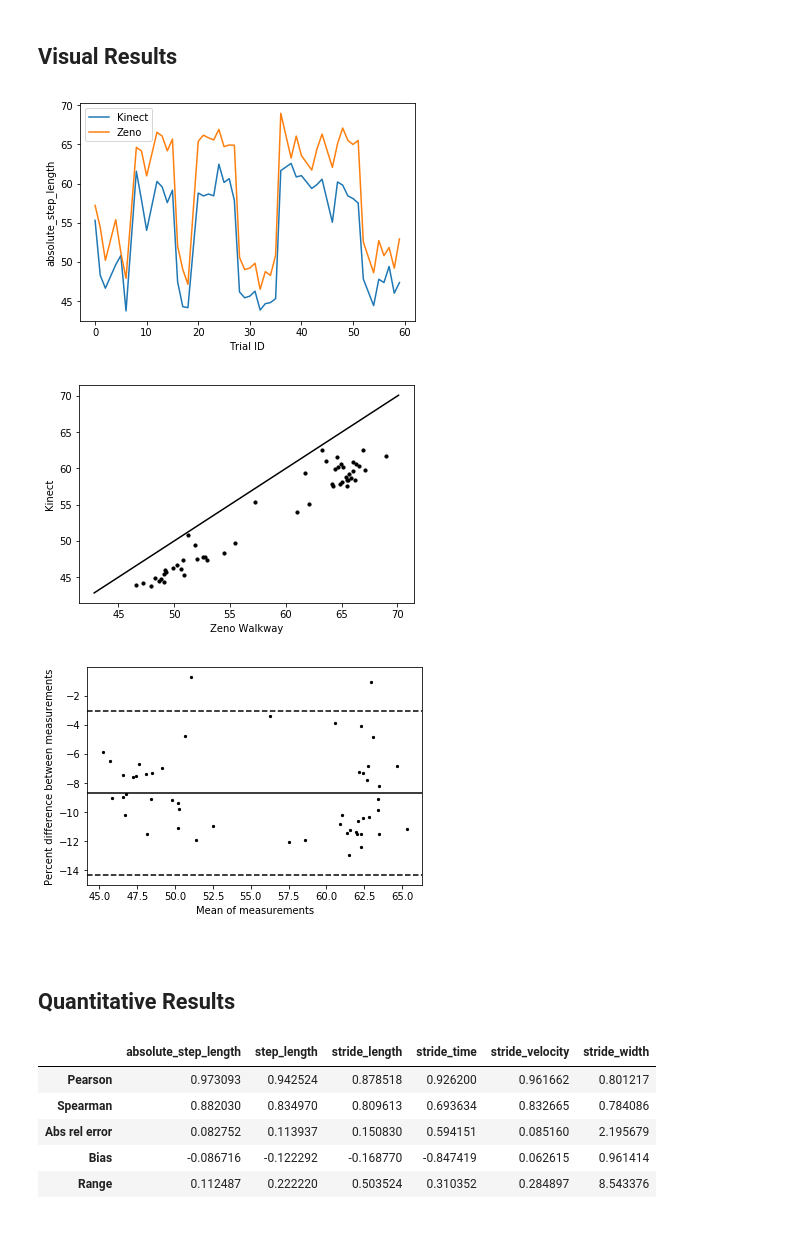
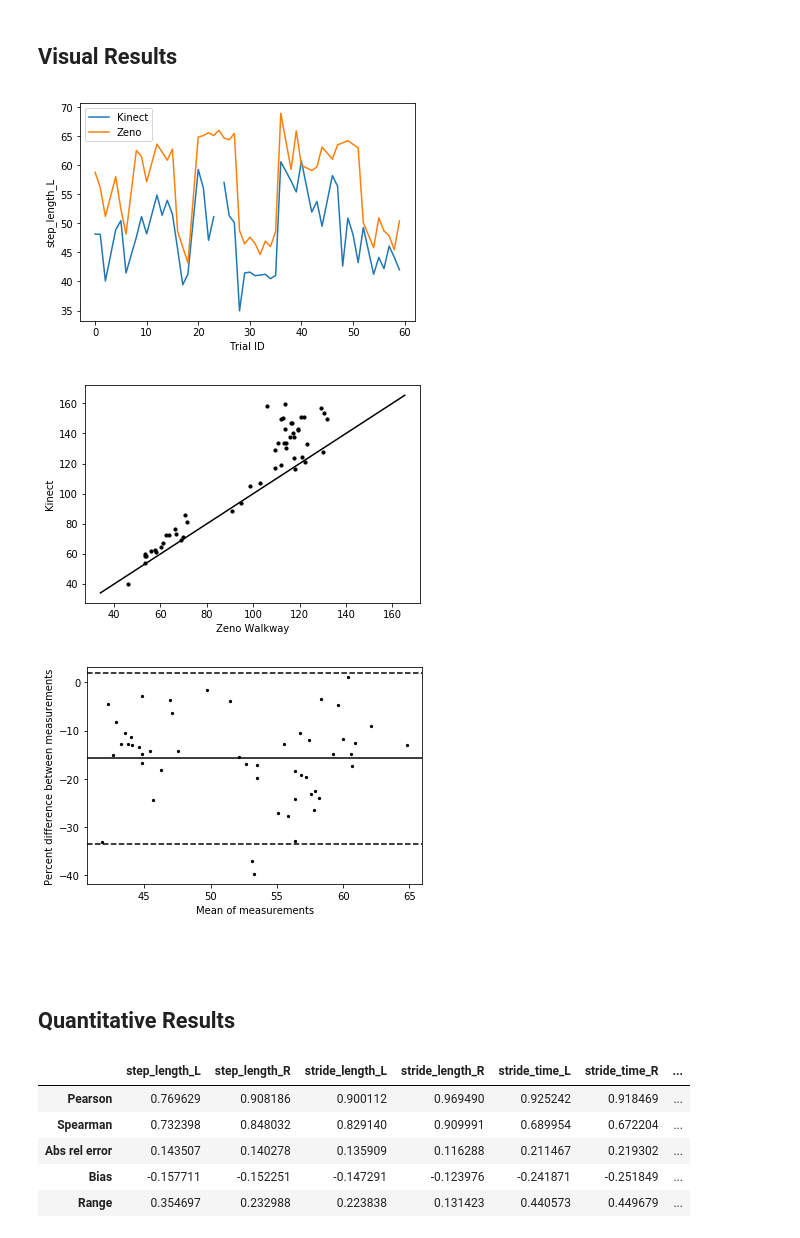
Before and after one commit to ajhynes7/side-view-depth-gait, a Jupyter notebook: notebooks/analysis.ipynb, the cells around one changed output. Cells and saved outputs as stored; diff of their text form; code cells hidden in the pictures.

```diff
--- a/notebooks/analysis.ipynb
+++ b/notebooks/analysis.ipynb
@@ -45,15 +45,12 @@ df_z = df_z.rename(columns=lambda x: str(x)[:-2])
 # Add file names to individual DataFrames
 df_k['File'] = df_match.Kinect
 df_z['File'] = df_match.Zeno
-
-# Merge extra series into Kinect DataFrame
-df_k = pd.merge(df_k, df_k_raw.head_distance.to_frame(), left_on='File', right_index=True)
 # %% [markdown]
 ## Visual Results
 # %%
 %matplotlib inline
 
-metric = 'absolute_step_length'
+metric = 'step_length_L'
 
 plt.plot(df_k[metric])
 plt.plot(df_z[metric])
@@ -64,10 +61,10 @@ plt.ylabel(metric)
 plt.legend(['Kinect', 'Zeno'])
 plt.show()
 # %% [output]
-[figure, old version]
+[figure, new version]
 # %%
 x_label, y_label = 'Zeno Walkway', 'Kinect'
-metric = 'absolute_step_length'
+metric = 'stride_velocity_R'
 
 pl.compare_measurements(df_z[metric], df_k[metric], c='k', s=10)
 
@@ -75,17 +72,17 @@ plt.xlabel(x_label)
 plt.ylabel(y_label)
 plt.show()
 # %% [output]
-[figure, old version]
+[figure, new version]
 # %%
-metric = 'absolute_step_length'
+metric = 'step_length_L'
 
 # Bland-Altman object
 bland_obj = st.BlandAltman(df_k[metric], df_z[metric], percent=True)
 
 pl.plot_bland_altman(bland_obj.means, bland_obj.differences, bland_obj.bias,
                      bland_obj.limits_of_agreement, percent=True)
 # %% [output]
-[figure, old version]
+[figure, new version]
 # %% [markdown]
 ## Quantitative Results
 # %%
@@ -101,9 +98,9 @@ d = {name: pf.apply_to_columns(df_k, df_z, func) for name, func in funcs.items()
 df_results = pd.DataFrame(d).T
 df_results
 # %% [output]
-|  | absolute_step_length | step_length | stride_length | stride_time | stride_velocity | stride_width |
-| Pearson | 0.973093 | 0.942524 | 0.878518 | 0.926200 | 0.961662 | 0.801217 |
-| Spearman | 0.882030 | 0.834970 | 0.809613 | 0.693634 | 0.832665 | 0.784086 |
-| Abs rel error | 0.082752 | 0.113937 | 0.150830 | 0.594151 | 0.085160 | 2.195679 |
-| Bias | -0.086716 | -0.122292 | -0.168770 | -0.847419 | 0.062615 | 0.961414 |
-| Range | 0.112487 | 0.222220 | 0.503524 | 0.310352 | 0.284897 | 8.543376 |
+|  | step_length_L | step_length_R | stride_length_L | stride_length_R | stride_time_L | stride_time_R | ... |
+| Pearson | 0.769629 | 0.908186 | 0.900112 | 0.969490 | 0.925242 | 0.918469 | ... |
+| Spearman | 0.732398 | 0.848032 | 0.829140 | 0.909991 | 0.689954 | 0.672204 | ... |
+| Abs rel error | 0.143507 | 0.140278 | 0.135909 | 0.116288 | 0.211467 | 0.219302 | ... |
+| Bias | -0.157711 | -0.152251 | -0.147291 | -0.123976 | -0.241871 | -0.251849 | ... |
+| Range | 0.354697 | 0.232988 | 0.223838 | 0.131423 | 0.440573 | 0.449679 | ... |
```
Also changed, not shown: parts of 5 cells of this notebook, 2 other files.
